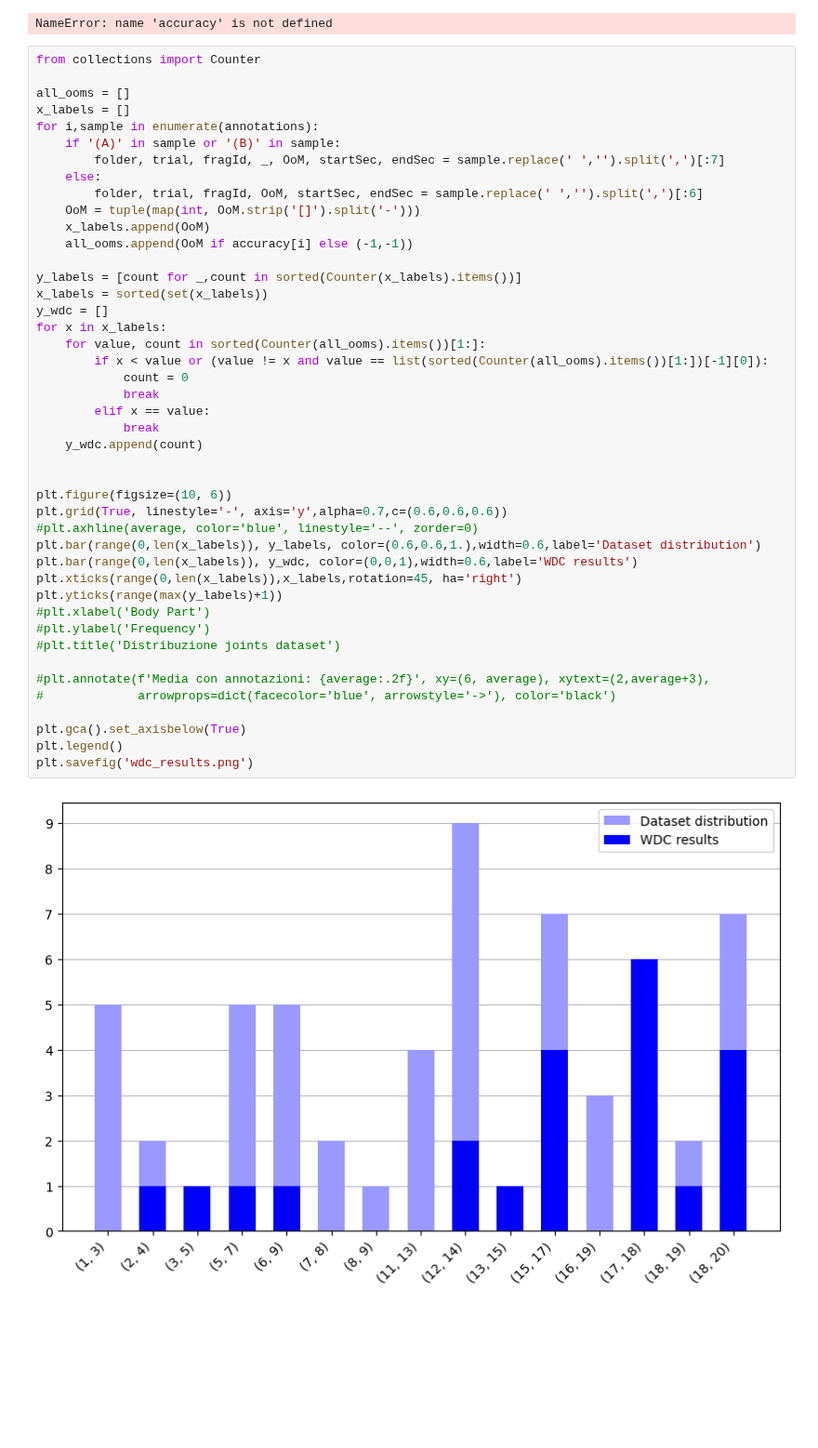
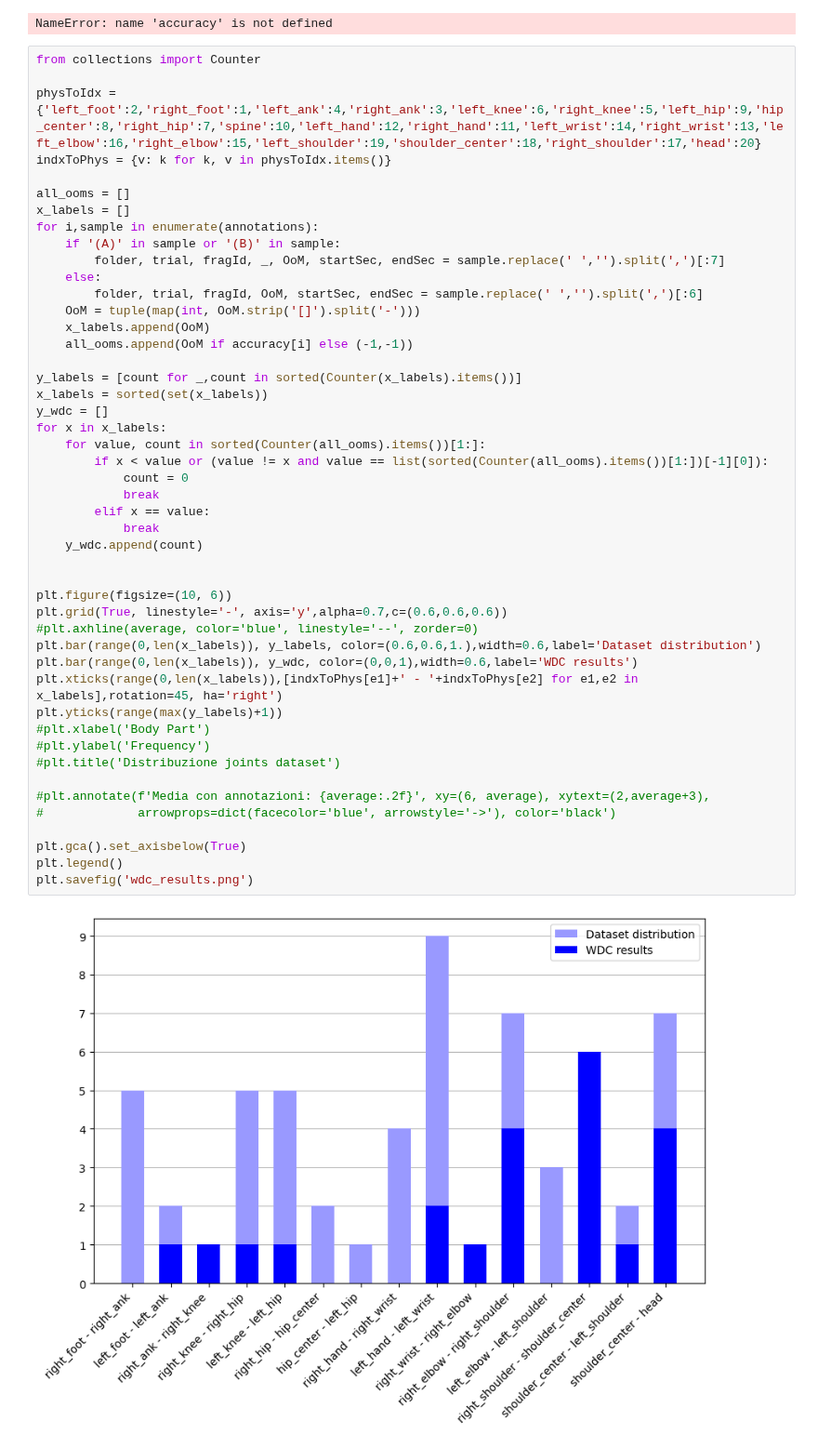
Before and after one commit to gaggioaxel/OoM-Thesis, a Jupyter notebook: code/src/ClusteringOoM.ipynb, the cells around one changed output. Shown at 93% size. Drawn from its saved outputs; the diff is of its cells as text; blank space fills up the shorter version.

Commit message:
results and fixed figures

```diff
--- a/code/src/ClusteringOoM.ipynb
+++ b/code/src/ClusteringOoM.ipynb
@@ -1649,6 +1649,9 @@ plt.show()
 NameError: name 'accuracy' is not defined
 # %%
 from collections import Counter
+
+physToIdx = {'left_foot':2,'right_foot':1,'left_ank':4,'right_ank':3,'left_knee':6,'right_knee':5,'left_hip':9,'hip_center':8,'right_hip':7,'spine':10,'left_hand':12,'right_hand':11,'left_wrist':14,'right_wrist':13,'left_elbow':16,'right_elbow':15,'left_shoulder':19,'shoulder_center':18,'right_shoulder':17,'head':20}
+indxToPhys = {v: k for k, v in physToIdx.items()}
 
 all_ooms = []
 x_labels = []
@@ -1664,32 +1667,32 @@ for i,sample in enumerate(annotations):
 y_labels = [count for _,count in sorted(Counter(x_labels).items())]
 x_labels = sorted(set(x_labels))
 y_wdc = []
 for x in x_labels:
     for value, count in sorted(Counter(all_ooms).items())[1:]:
         if x < value or (value != x and value == list(sorted(Counter(all_ooms).items())[1:])[-1][0]):
             count = 0
             break
         elif x == value:
             break
     y_wdc.append(count)
 
 
 plt.figure(figsize=(10, 6))
 plt.grid(True, linestyle='-', axis='y',alpha=0.7,c=(0.6,0.6,0.6))
 #plt.axhline(average, color='blue', linestyle='--', zorder=0)
 plt.bar(range(0,len(x_labels)), y_labels, color=(0.6,0.6,1.),width=0.6,label='Dataset distribution')
 plt.bar(range(0,len(x_labels)), y_wdc, color=(0,0,1),width=0.6,label='WDC results')
-plt.xticks(range(0,len(x_labels)),x_labels,rotation=45, ha='right')
+plt.xticks(range(0,len(x_labels)),[indxToPhys[e1]+' - '+indxToPhys[e2] for e1,e2 in x_labels],rotation=45, ha='right')
 plt.yticks(range(max(y_labels)+1))
 #plt.xlabel('Body Part')
 #plt.ylabel('Frequency')
 #plt.title('Distribuzione joints dataset')
 
 #plt.annotate(f'Media con annotazioni: {average:.2f}', xy=(6, average), xytext=(2,average+3),
 #             arrowprops=dict(facecolor='blue', arrowstyle='->'), color='black')
 
 plt.gca().set_axisbelow(True)
 plt.legend()
 plt.savefig('wdc_results.png')
 # %% [output]
-[figure, old version]
+[figure, new version]
```
Also changed, not shown: parts of 1 cell of this notebook, 5 other files.
